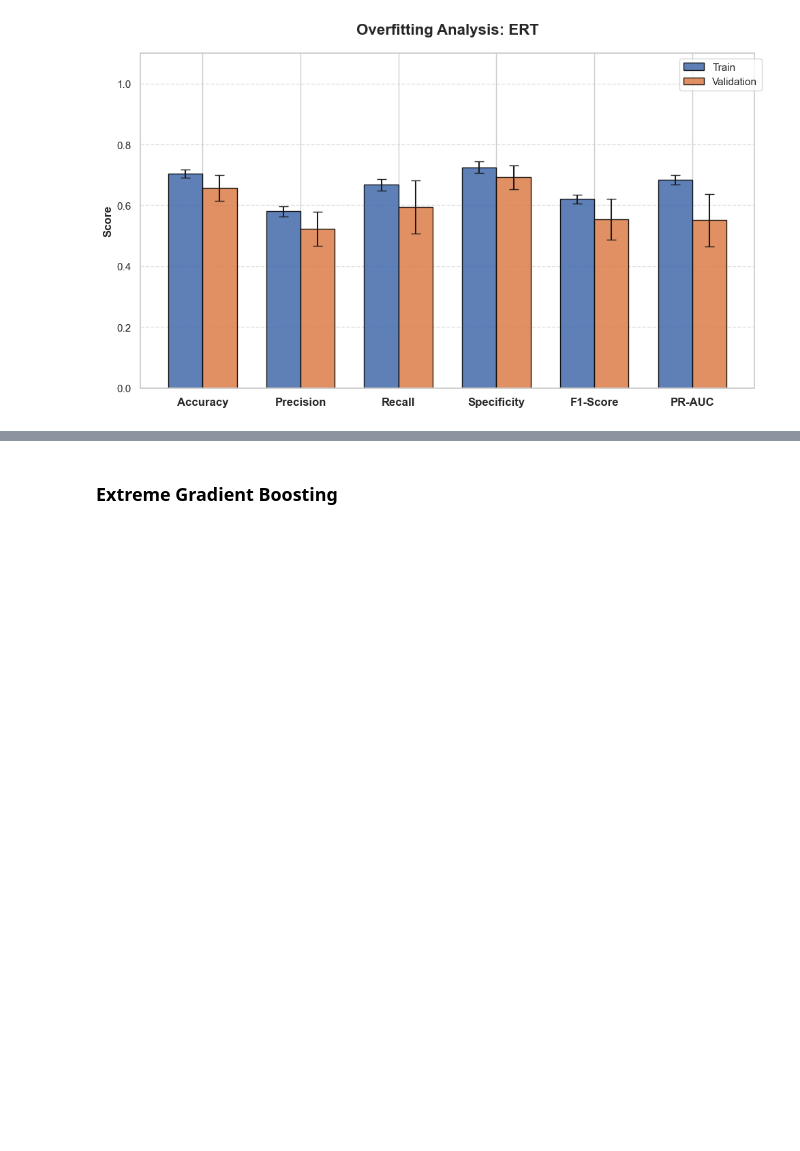
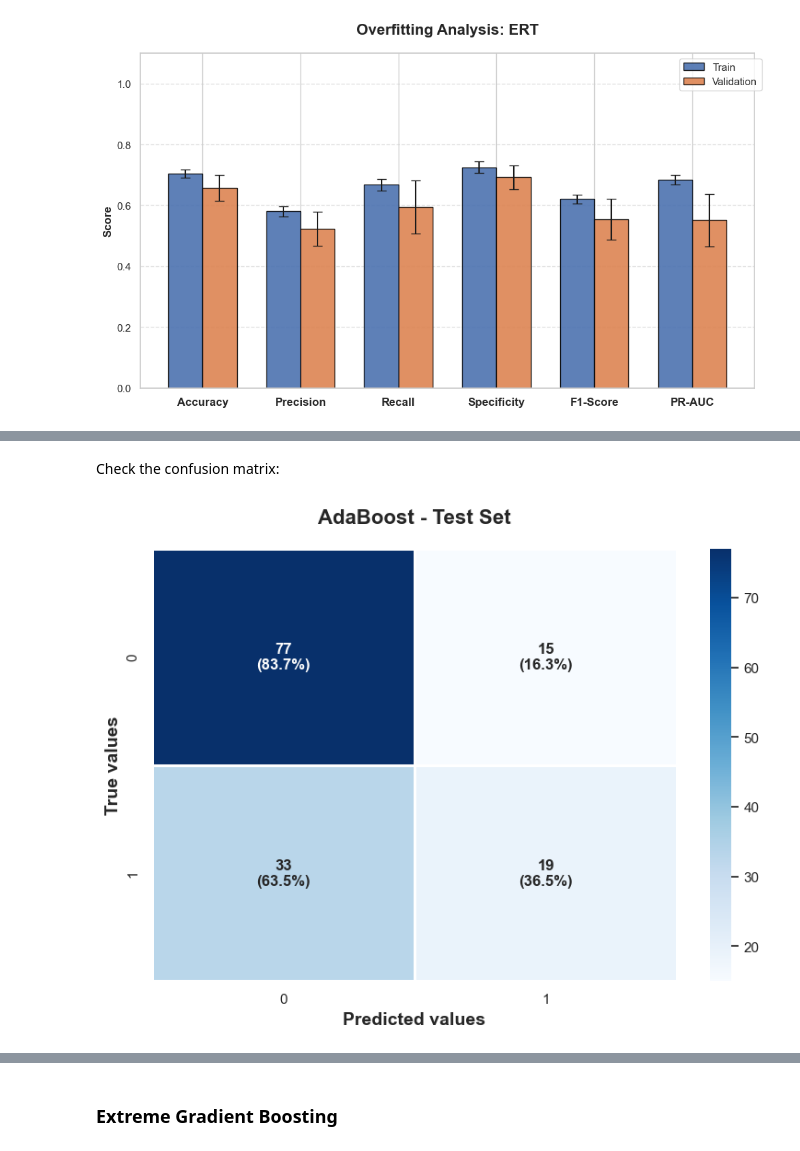
Before and after one commit to MiguelGomGar/TFM, a Jupyter notebook: notebooks/models_testing.ipynb, the cells around one changed output, grey strips where cells are left out. Saved outputs shown, nothing was run; the diff lists cells and outputs as text; code cells hidden in the pictures; blank space fills up the shorter version.

```diff
--- a/notebooks/models_testing.ipynb
+++ b/notebooks/models_testing.ipynb
@@ -567,0 +618,11 @@ plot_overfitting_bars(train_metrics_mean_ET, val_metrics_mean_ET,
+# %% [markdown]
+Check the confusion matrix:
+# %%
+# Compute predictions for the test set
+y_pred_AB = optimized_AB.predict(X_test)
+
+# Display confusion matrix
+plot_cm(y_true=y_test, y_pred=y_pred_AB,
+        title="AdaBoost - Test Set")
+# %% [output]
+[figure, added]
```
Also changed, not shown: parts of 28 cells of this notebook.
